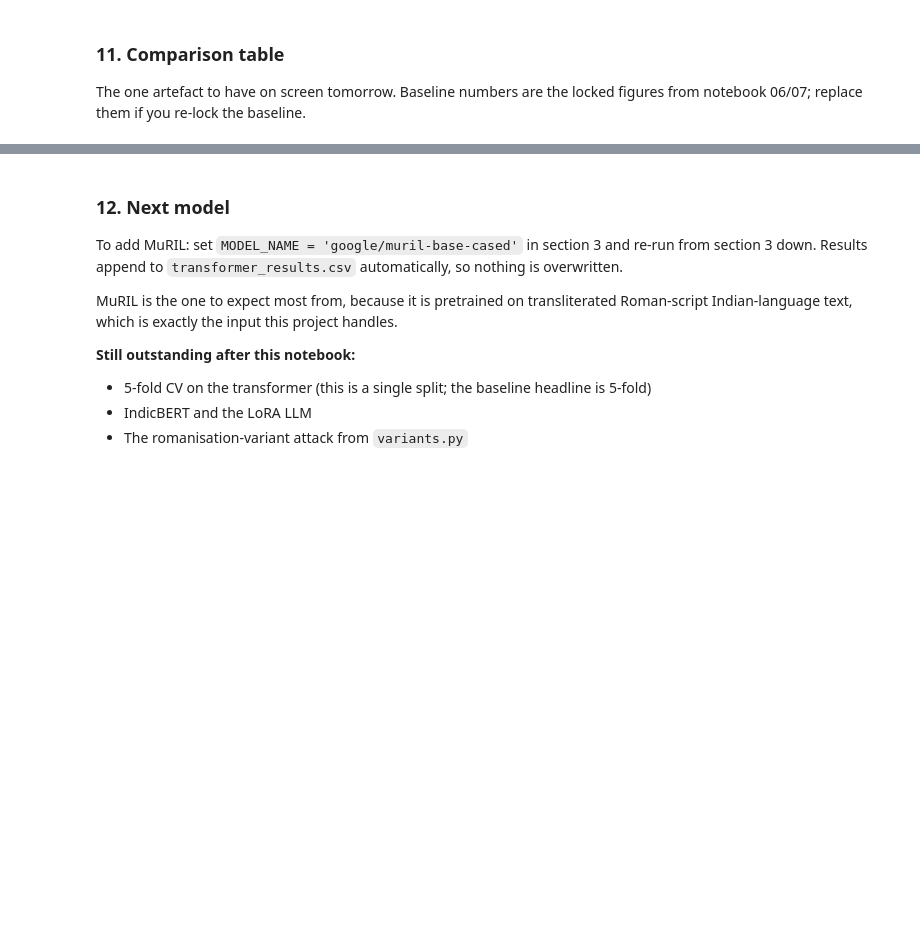
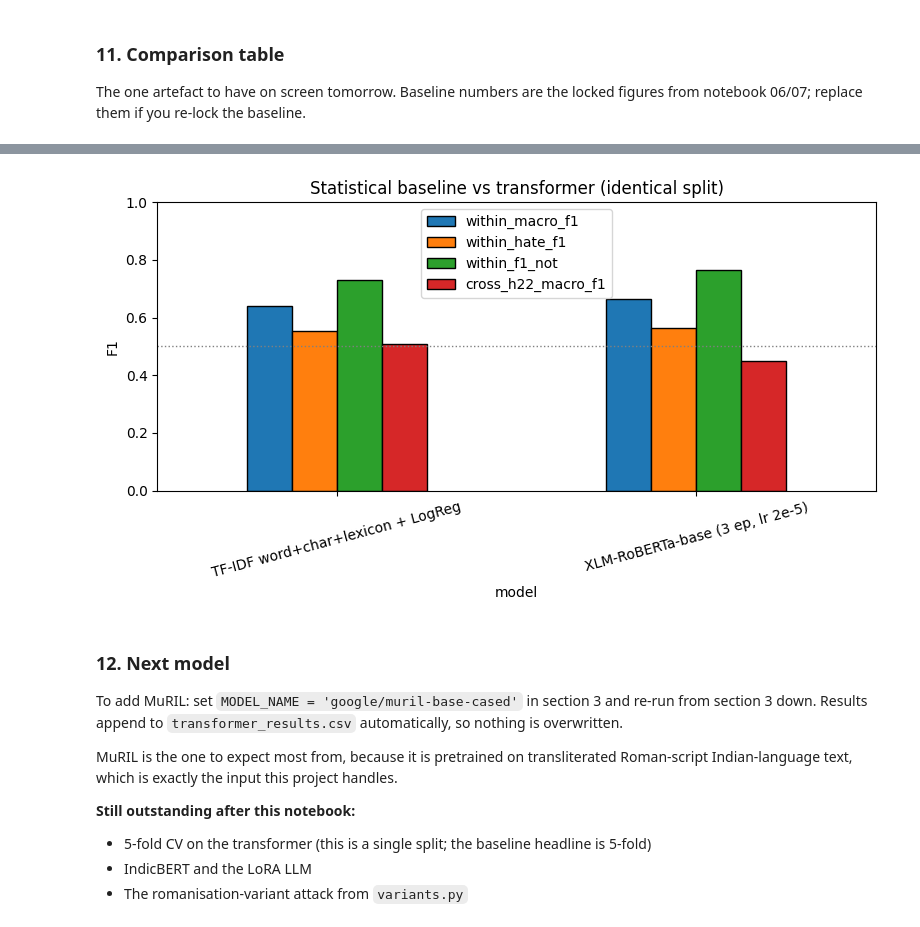
Before and after one commit to mihirmakwana03/msc-hinglish-hate, a Jupyter notebook: notebooks/08_transformer_baseline.ipynb, the cells around one changed output, grey strips where cells are left out. Drawn from its saved outputs; the diff is of its cells as text; code cells hidden in the pictures; blank space fills up the shorter version.

```diff
--- a/notebooks/08_transformer_baseline.ipynb
+++ b/notebooks/08_transformer_baseline.ipynb
@@ -317,3 +367,20 @@ print('saved model_comparison.png and model_comparison.csv')
+# %%
+import pandas as pd, matplotlib.pyplot as plt
+from pathlib import Path
+W = Path('/content/drive/MyDrive/dissertation/writing')
+comparison = pd.DataFrame([
+    {'model':'TF-IDF word+char+lexicon + LogReg','within_macro_f1':0.642,
+     'within_hate_f1':0.555,'within_f1_not':0.729,'cross_h22_macro_f1':0.510},
+    {'model':'XLM-RoBERTa-base (3 ep, lr 2e-5)','within_macro_f1':0.665,
+     'within_hate_f1':0.565,'within_f1_not':0.764,'cross_h22_macro_f1':0.448},
+])
+comparison.to_csv(W/'model_comparison.csv', index=False)
+ax = comparison.set_index('model').plot(kind='bar', figsize=(8,4.5), edgecolor='black', rot=15)
+ax.set_ylabel('F1'); ax.set_ylim(0,1); ax.axhline(0.5, color='grey', ls=':', lw=1)
+ax.set_title('Statistical baseline vs transformer (identical split)')
+plt.tight_layout(); plt.savefig(W/'figures/model_comparison.png', dpi=150, bbox_inches='tight'); plt.show()
+# %% [output]
+[figure, added]
 # %% [markdown]
 ### 12. Next model
 
```
Also changed, not shown: parts of 11 cells of this notebook, 7 other files.
